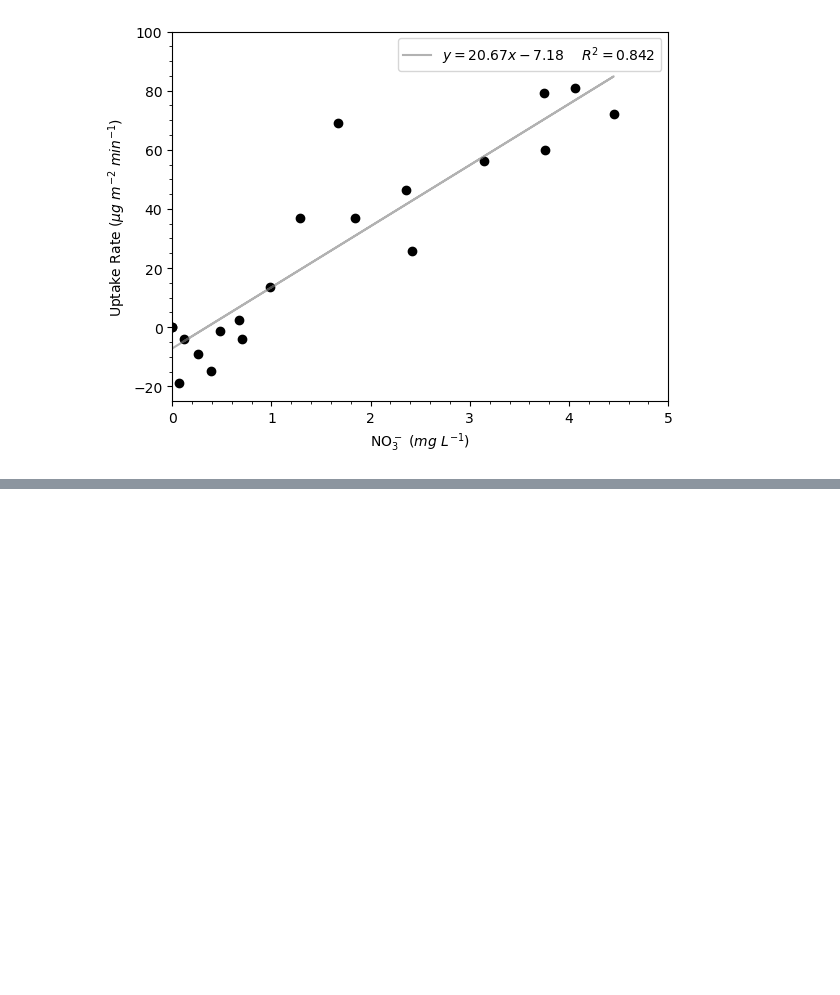
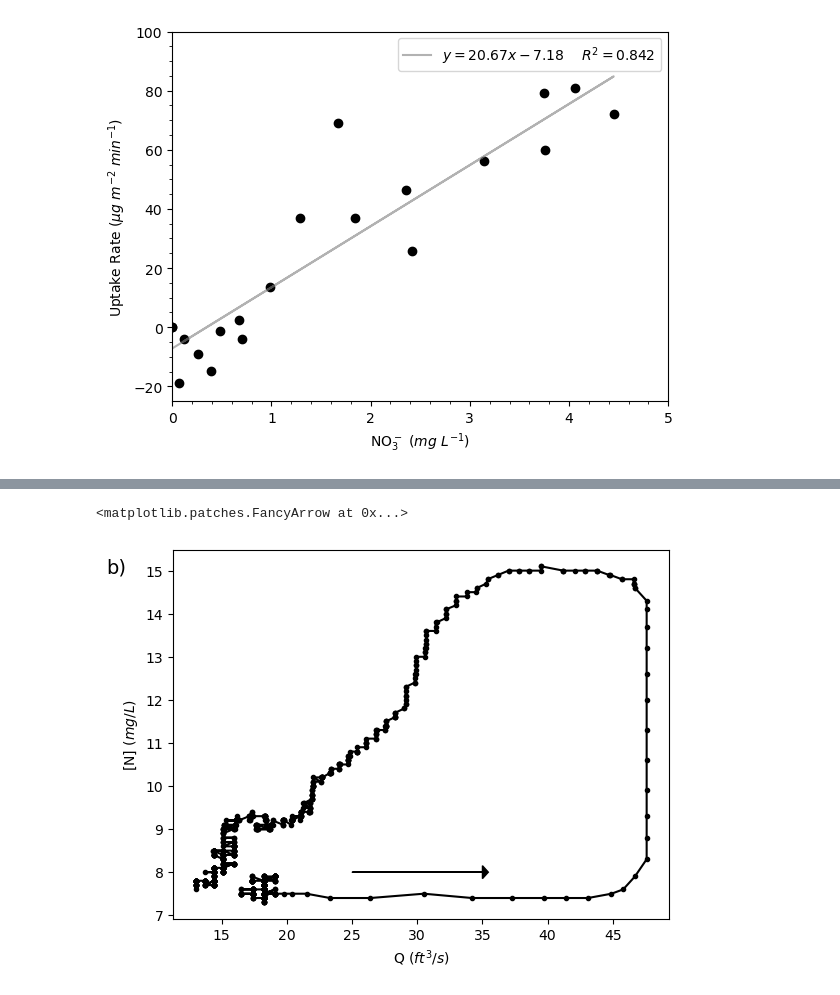
Before and after one commit to skip-skip/BiogeochemHW5, a Jupyter notebook: HW5.ipynb, the cells around one changed output, grey strips where cells are left out. Cells and saved outputs as stored; diff of their text form; code cells hidden in the pictures; blank space fills up the shorter version.

```diff
--- a/HW5.ipynb
+++ b/HW5.ipynb
@@ -145,0 +217,10 @@ plt.legend()
+# %%
+# Plot hysteresis curve
+ax=df_pt3.plot(x='Q', y='Nitrate', marker='.', legend=False, color='black')
+ax.set_xlabel('Q ($ft^3/s$)')
+ax.set_ylabel('[N] ($mg/L$)')
+plt.gcf().text(0.02, 0.83,'b)', fontsize=14)
+plt.arrow(25, 8,10, 0, head_width=.3,color='black')
+# %% [output]
+<matplotlib.patches.FancyArrow at 0x...>
+[figure, added]
```
Also changed, not shown: parts of 13 cells of this notebook, 1 other file.
